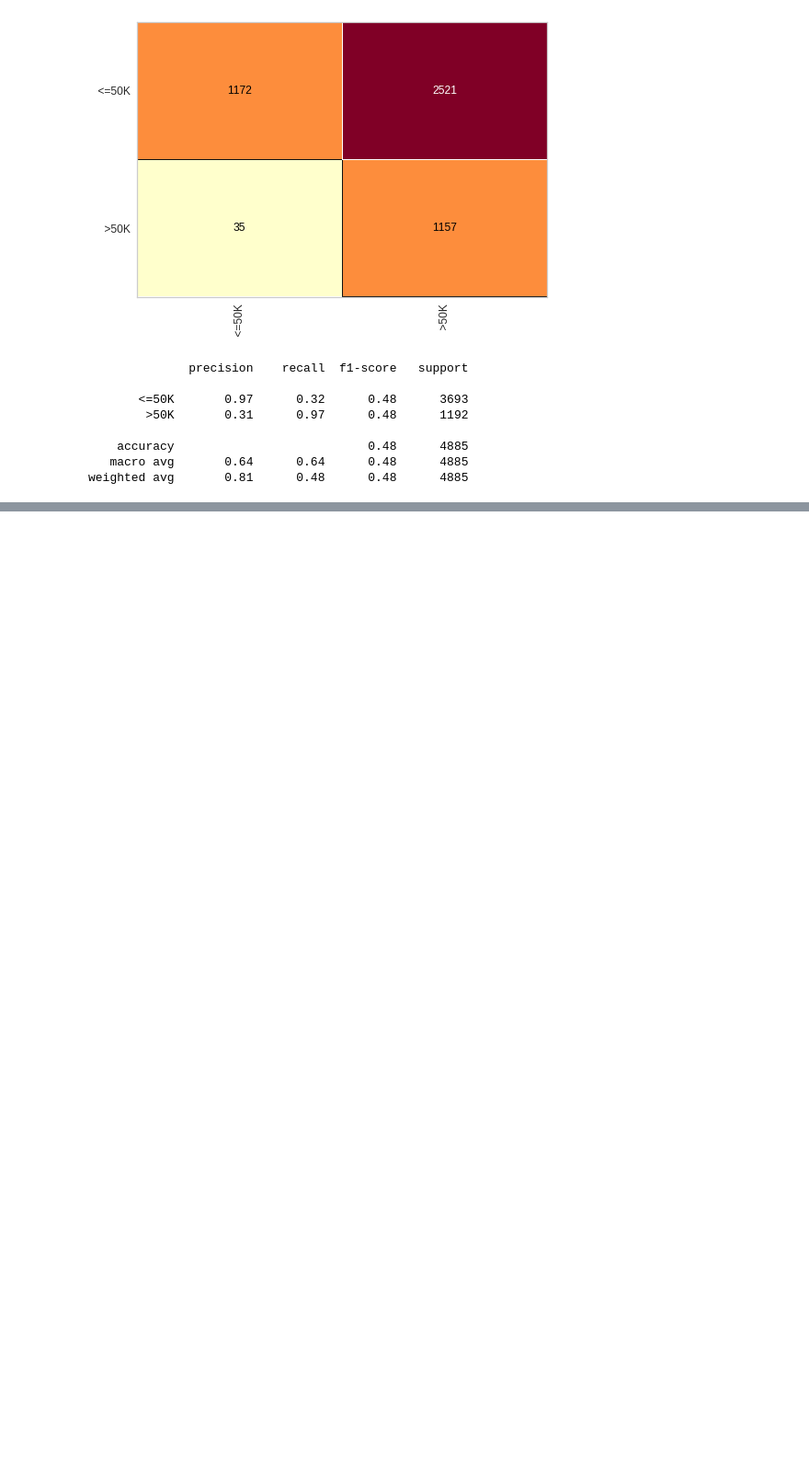
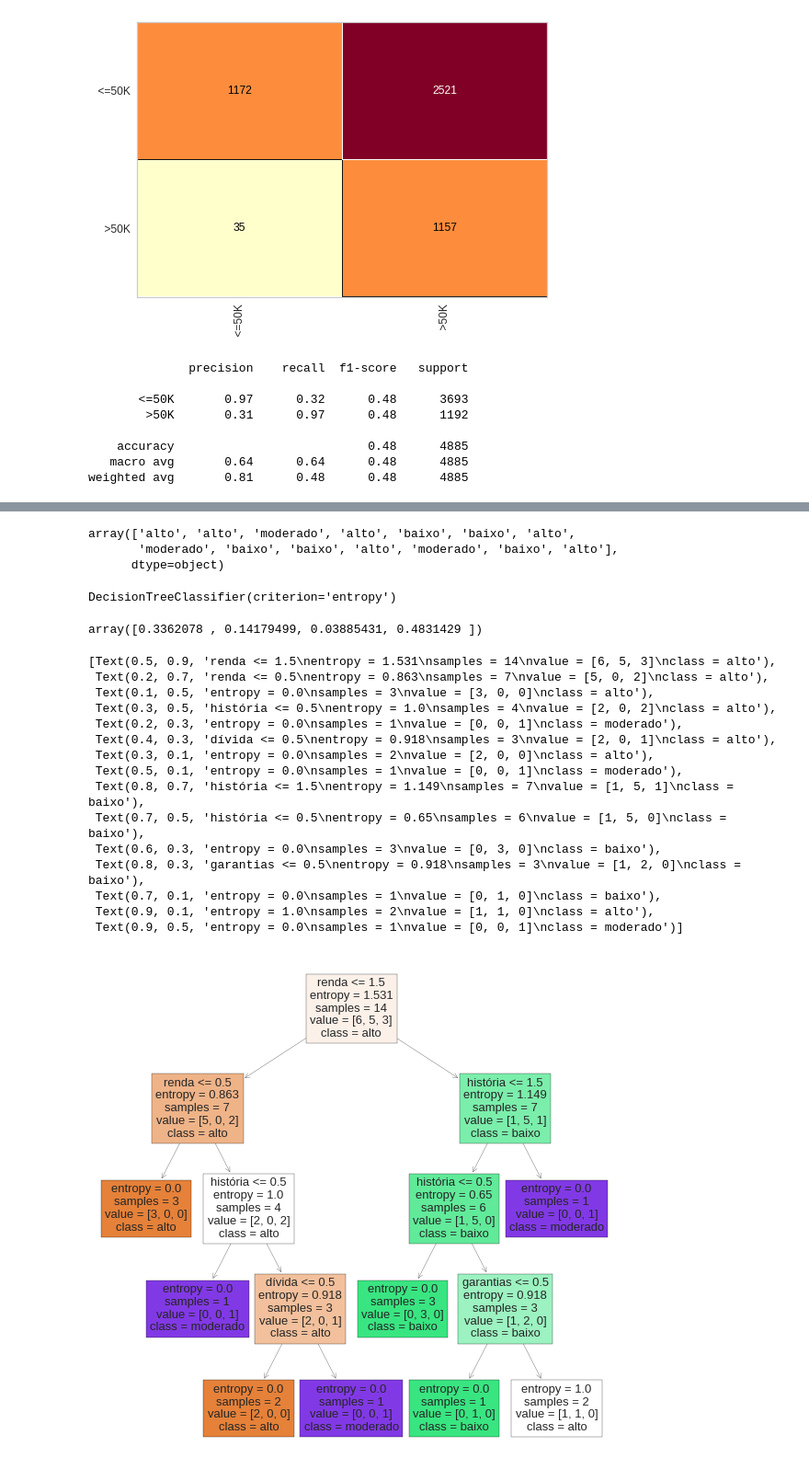
Before and after one commit to emanamoura/machine-learning, a Jupyter notebook: Machine_Learning.ipynb, the cells around one changed output, grey strips where cells are left out. Shown at 92% size. Drawn from its saved outputs; the diff is of its cells as text; code cells hidden in the pictures; blank space fills up the shorter version.

```diff
--- a/Machine_Learning.ipynb
+++ b/Machine_Learning.ipynb
@@ -644,0 +651,4 @@ weighted avg       0.81      0.48      0.48      4885
+# %%
+import pickle
+with open('risco_credito.pkl', 'rb') as f:
+  X_risco_credito, Y_risco_credito = pickle.load(f)
@@ -644,0 +672,37 @@ weighted avg       0.81      0.48      0.48      4885
+# %%
+Y_risco_credito
+# %% [output]
+array(['alto', 'alto', 'moderado', 'alto', 'baixo', 'baixo', 'alto',
+       'moderado', 'baixo', 'baixo', 'alto', 'moderado', 'baixo', 'alto'],
+      dtype=object)
+# %%
+arvore_risco_credito = DecisionTreeClassifier(criterion='entropy')
+arvore_risco_credito.fit(X_risco_credito, Y_risco_credito)
+# %% [output]
+DecisionTreeClassifier(criterion='entropy')
+# %%
+arvore_risco_credito.feature_importances_
+# %% [output]
+array([0.3362078 , 0.14179499, 0.03885431, 0.4831429 ])
+# %%
+from sklearn import tree
+previsores = ['história', 'dívida', 'garantias','renda']
+figura, eixos = plt.subplots(nrows=1,ncols=1, figsize=(10,10))
+tree.plot_tree(arvore_risco_credito, feature_names=previsores, class_names = arvore_risco_credito.classes_, filled=True)
+# %% [output]
+[Text(0.5, 0.9, 'renda <= 1.5\nentropy = 1.531\nsamples = 14\nvalue = [6, 5, 3]\nclass = alto'),
+ Text(0.2, 0.7, 'renda <= 0.5\nentropy = 0.863\nsamples = 7\nvalue = [5, 0, 2]\nclass = alto'),
+ Text(0.1, 0.5, 'entropy = 0.0\nsamples = 3\nvalue = [3, 0, 0]\nclass = alto'),
+ Text(0.3, 0.5, 'história <= 0.5\nentropy = 1.0\nsamples = 4\nvalue = [2, 0, 2]\nclass = alto'),
+ Text(0.2, 0.3, 'entropy = 0.0\nsamples = 1\nvalue = [0, 0, 1]\nclass = moderado'),
+ Text(0.4, 0.3, 'dívida <= 0.5\nentropy = 0.918\nsamples = 3\nvalue = [2, 0, 1]\nclass = alto'),
+ Text(0.3, 0.1, 'entropy = 0.0\nsamples = 2\nvalue = [2, 0, 0]\nclass = alto'),
+ Text(0.5, 0.1, 'entropy = 0.0\nsamples = 1\nvalue = [0, 0, 1]\nclass = moderado'),
+ Text(0.8, 0.7, 'história <= 1.5\nentropy = 1.149\nsamples = 7\nvalue = [1, 5, 1]\nclass = baixo'),
+ Text(0.7, 0.5, 'história <= 0.5\nentropy = 0.65\nsamples = 6\nvalue = [1, 5, 0]\nclass = baixo'),
+ Text(0.6, 0.3, 'entropy = 0.0\nsamples = 3\nvalue = [0, 3, 0]\nclass = baixo'),
+ Text(0.8, 0.3, 'garantias <= 0.5\nentropy = 0.918\nsamples = 3\nvalue = [1, 2, 0]\nclass = baixo'),
+ Text(0.7, 0.1, 'entropy = 0.0\nsamples = 1\nvalue = [0, 1, 0]\nclass = baixo'),
+ Text(0.9, 0.1, 'entropy = 1.0\nsamples = 2\nvalue = [1, 1, 0]\nclass = alto'),
+ Text(0.9, 0.5, 'entropy = 0.0\nsamples = 1\nvalue = [0, 0, 1]\nclass = moderado')]
+[figure, added]
```
Also changed, not shown: parts of 6 cells of this notebook.
